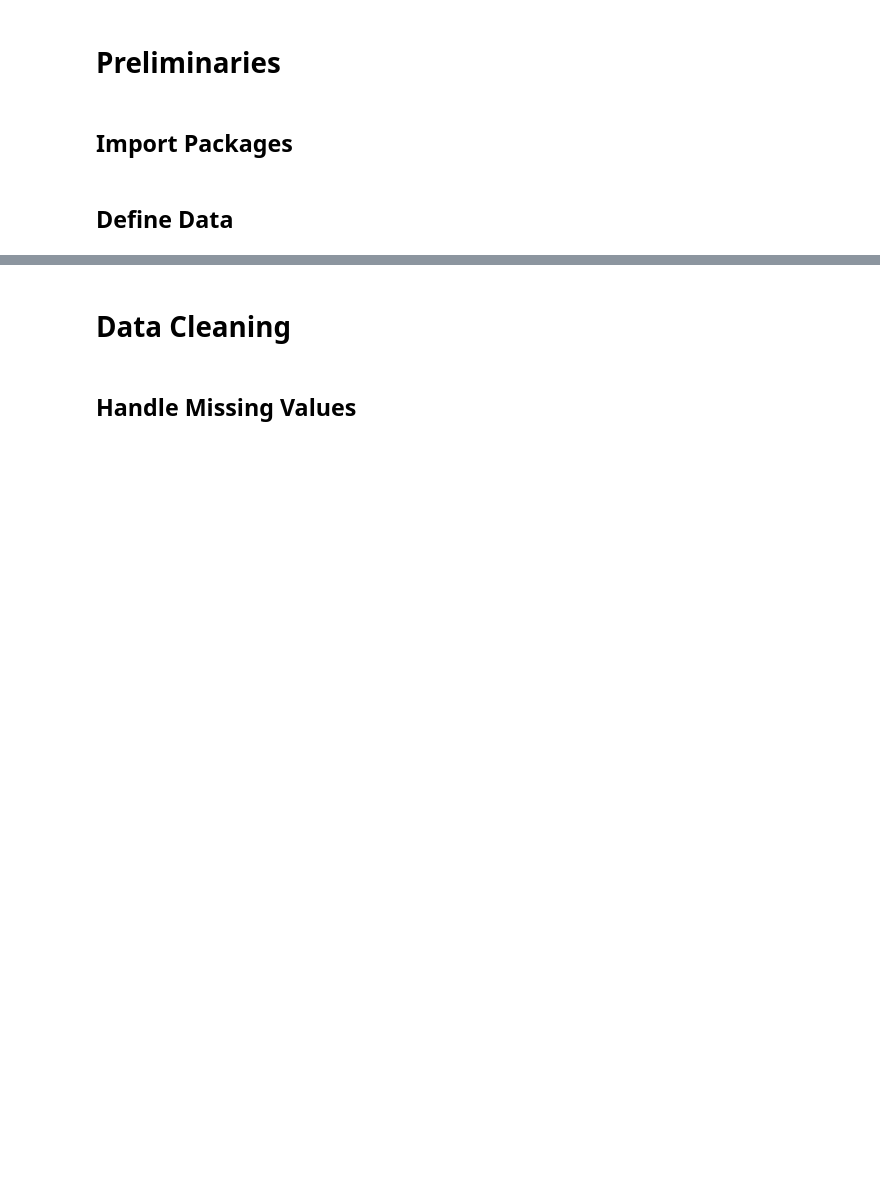
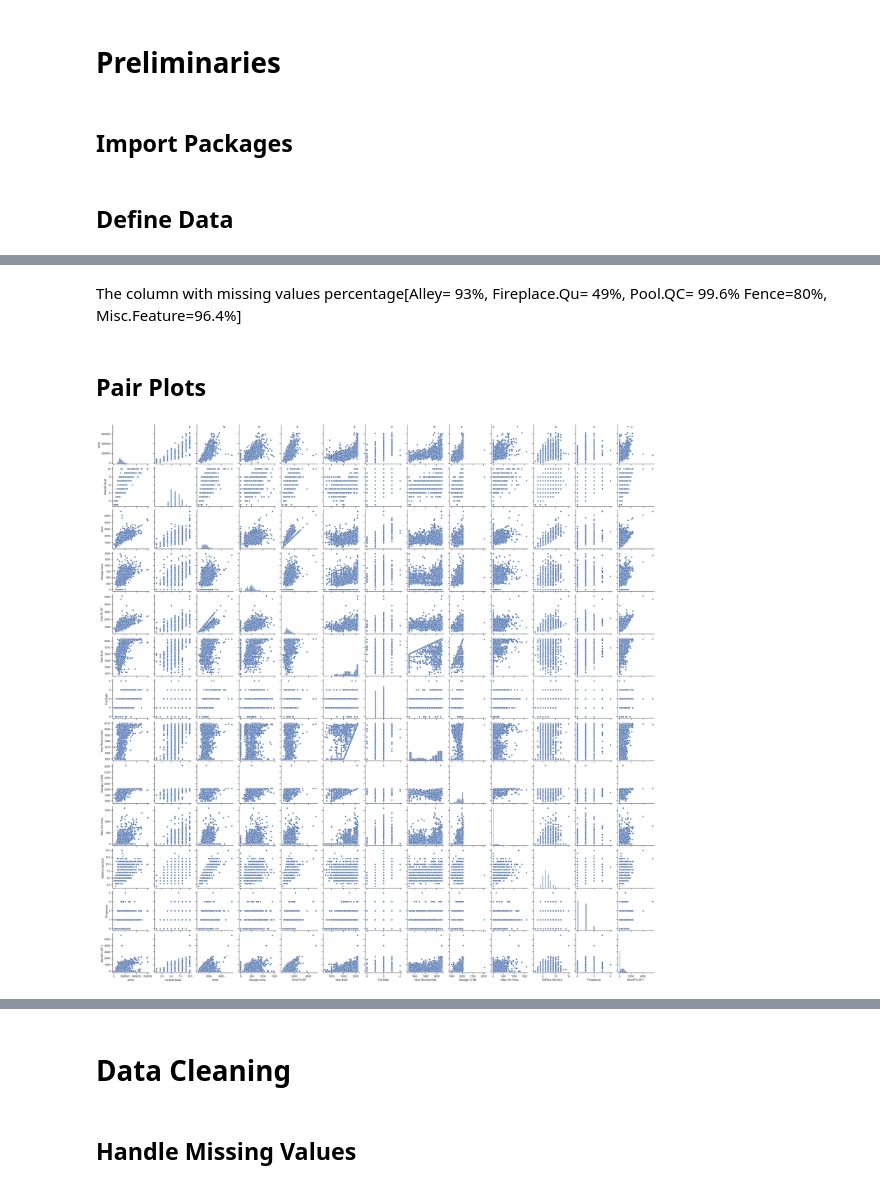
Before and after one commit to CategorIAN/CSCI550MP2, a Jupyter notebook: nb2.ipynb, the cells around one changed output, grey strips where cells are left out. Drawn from its saved outputs; the diff is of its cells as text; code cells hidden in the pictures; blank space fills up the shorter version.

```diff
--- a/nb2.ipynb
+++ b/nb2.ipynb
@@ -45,0 +79,11 @@ cols_numeric, cols_categorical = numeric_categorical_attributes(data.drop(column
+# %% [markdown]
+The column with missing values percentage[Alley= 93%, Fireplace.Qu= 49%, Pool.QC= 99.6% Fence=80%, Misc.Feature=96.4%]
+# %% [markdown]
+## Pair Plots
+# %%
+sns.set(style="ticks")
+cols = ['price', 'Overall.Qual', 'area', 'Garage.Area', 'X1st.Flr.SF', 'Year.Built', 'Full.Bath', 'Year.Remod.Add', 'Garage.Yr.Blt', 'Mas.Vnr.Area', 'TotRms.AbvGrd', 'Fireplaces', 'BsmtFin.SF.1']
+sns.pairplot(data[cols], height = 2.5)
+plt.show()
+# %% [output]
+[figure, added]
```
Also changed, not shown: parts of 24 cells of this notebook, 1 other file.
